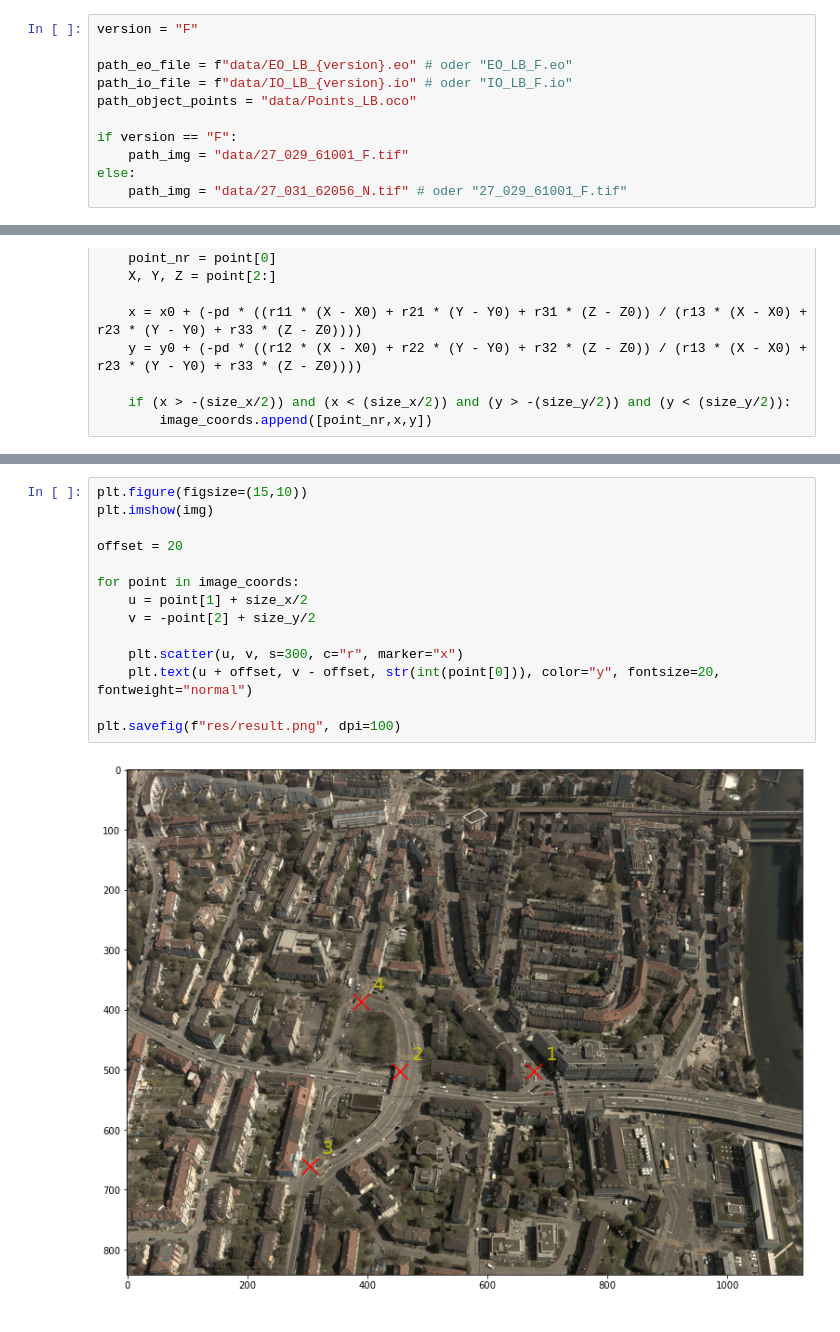
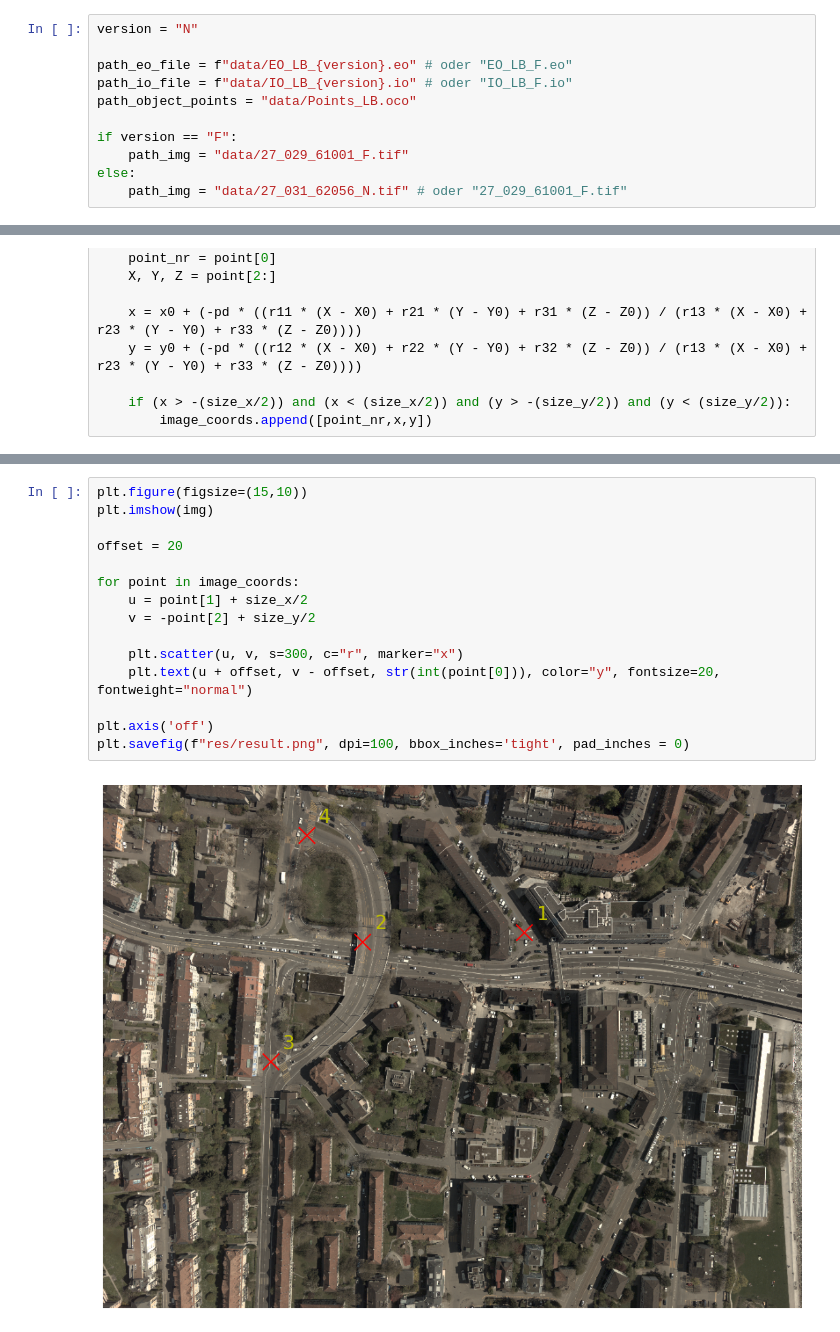
Before and after one commit to gaborkoelz-netizen/3030_Funktionales_Modell_Photogrammetrie, a Jupyter notebook: Funktionales_Modell_Photogrammetrie.ipynb, the cells around one changed output, grey strips where cells are left out. Drawn from its saved outputs; the diff is of its cells as text.

```diff
--- a/Funktionales_Modell_Photogrammetrie.ipynb
+++ b/Funktionales_Modell_Photogrammetrie.ipynb
@@ -82,7 +82,7 @@ Sämtliche Daten sind im Ordner ``data/`` abgelegt.
 
 Fülle in einem ersten Schritt die Dateipfade in die dafür definierten Variabeln ab.
 # %%
-version = "F"
+version = "N"
 
 path_eo_file = f"data/EO_LB_{version}.eo" # oder "EO_LB_F.eo"
 path_io_file = f"data/IO_LB_{version}.io" # oder "IO_LB_F.io"
@@ -200,16 +204,17 @@ plt.savefig(f"res/result.png", dpi=300)
 # %%
 plt.figure(figsize=(15,10))
 plt.imshow(img)
 
 offset = 20
 
 for point in image_coords:
     u = point[1] + size_x/2
     v = -point[2] + size_y/2
 
     plt.scatter(u, v, s=300, c="r", marker="x")
     plt.text(u + offset, v - offset, str(int(point[0])), color="y", fontsize=20, fontweight="normal")
 
-plt.savefig(f"res/result.png", dpi=100)
+plt.axis('off')
+plt.savefig(f"res/result.png", dpi=100, bbox_inches='tight', pad_inches = 0)
 # %% [output]
-[figure, old version]
+[figure, new version]
```
Also changed, not shown: parts of 1 cell of this notebook, 3 other files.
